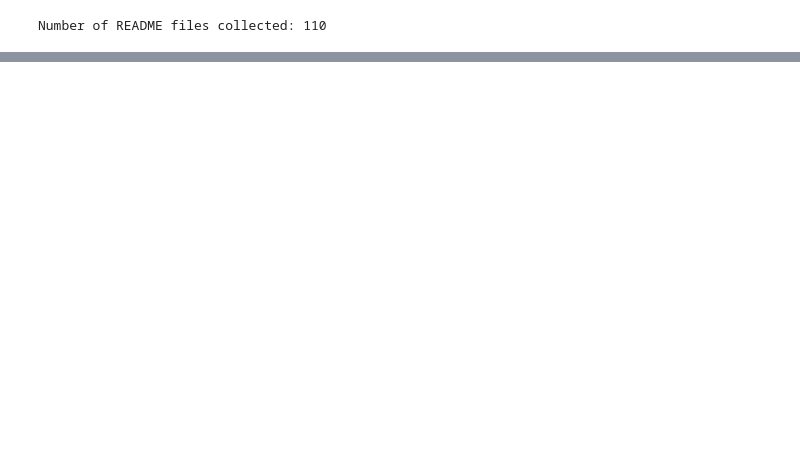
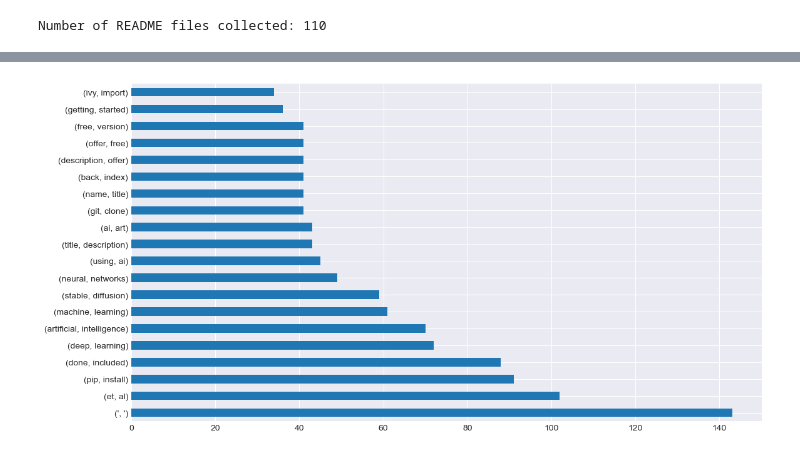
Before and after one commit to Keila-Camarillo/nlp_most_starred_repos, a Jupyter notebook: final_notebook.ipynb, the cells around one changed output, grey strips where cells are left out. Drawn from its saved outputs; the diff is of its cells as text; code cells hidden in the pictures; blank space fills up the shorter version.

```diff
--- a/final_notebook.ipynb
+++ b/final_notebook.ipynb
@@ -75,0 +108,7 @@ NameError: name 'all_freq' is not defined
+# %%
+def make_ngram(words, n):
+    return pd.Series(nltk.ngrams(words, n)).value_counts(ascending=False)
+# %%
+make_ngram(git_words, 2).head(20).plot.barh();
+# %% [output]
+[figure, added]
```
Also changed, not shown: parts of 11 cells of this notebook, 1 other file.
